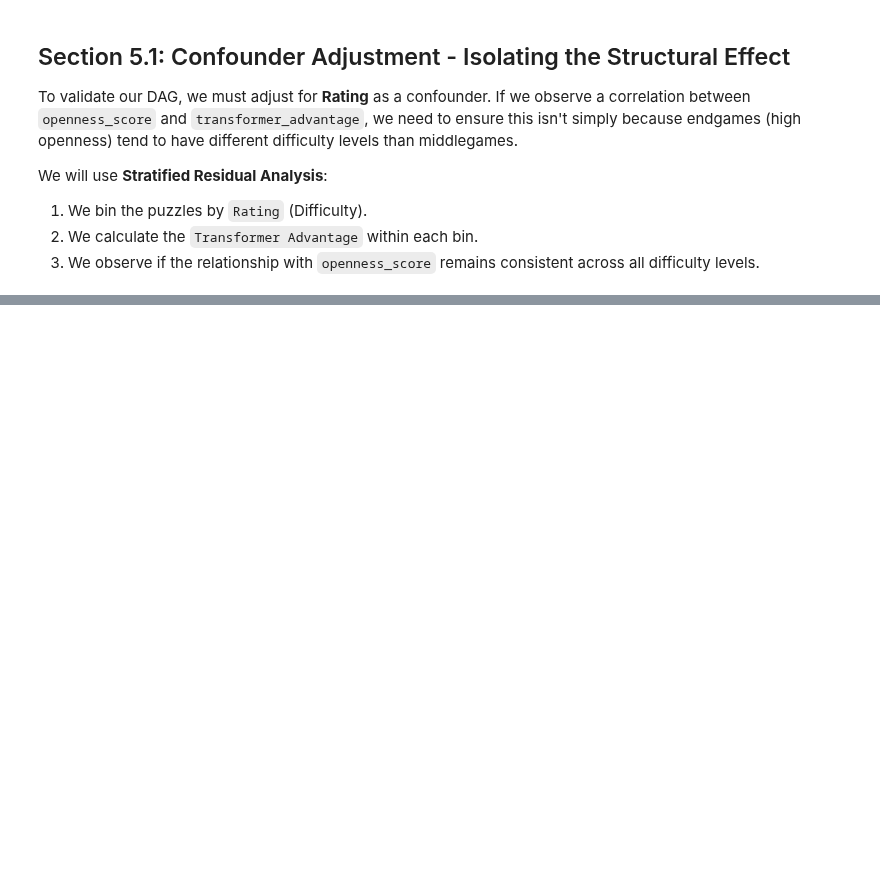
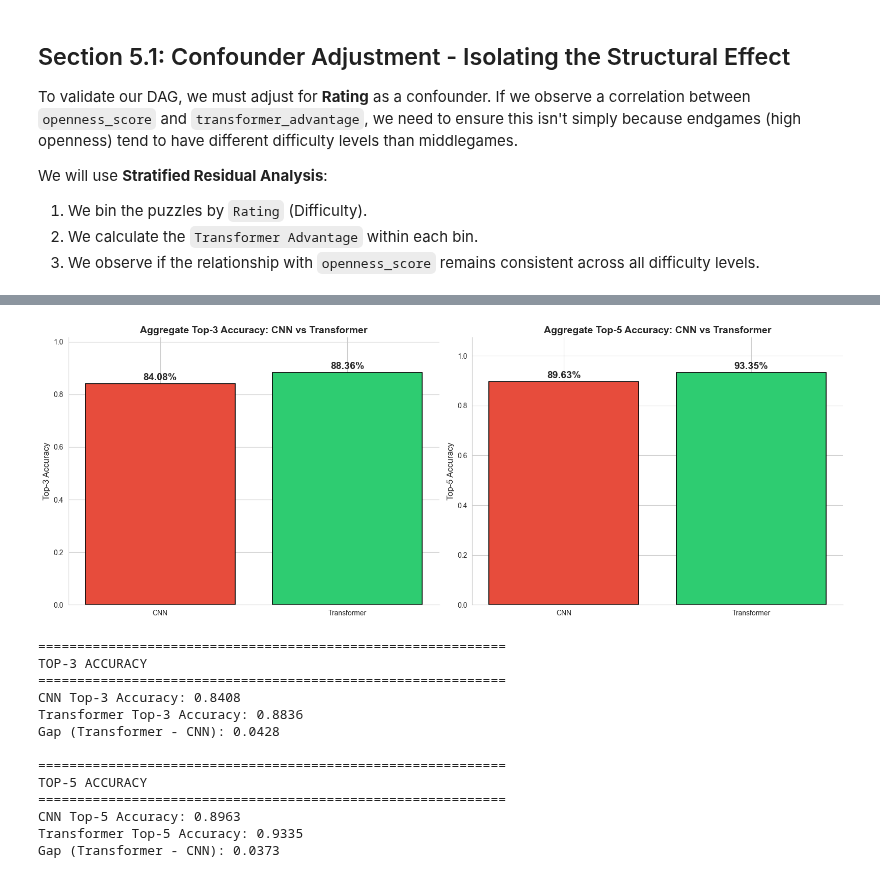
Before and after one commit to omarghara/CNN_vs_Transformer_in_Chess-Contradicting_Metrics, a Jupyter notebook: chess_policy_comparison_new.ipynb, the cells around one changed output, grey strips where cells are left out. Saved outputs shown, nothing was run; the diff lists cells and outputs as text; code cells hidden in the pictures; blank space fills up the shorter version.

```diff
--- a/chess_policy_comparison_new.ipynb
+++ b/chess_policy_comparison_new.ipynb
@@ -1716,0 +1794,80 @@ plt.show()
+# %%
+# Visualize Top-3 and Top-5 Accuracies
+
+# Compute accuracies
+cnn_top3_acc = puzzles_df['cnn_first_move_correct_top3'].mean()
+tr_top3_acc = puzzles_df['transformer_first_move_correct_top3'].mean()
+cnn_top5_acc = puzzles_df['cnn_first_move_correct_top5'].mean()
+tr_top5_acc = puzzles_df['transformer_first_move_correct_top5'].mean()
+
+# Create side-by-side bar plots
+fig, (ax1, ax2) = plt.subplots(1, 2, figsize=(16, 6))
+
+# Top-3 Accuracy Plot
+models = ['CNN', 'Transformer']
+accuracies_top3 = [cnn_top3_acc, tr_top3_acc]
+colors = ['#e74c3c', '#2ecc71']
+
+bars3 = ax1.bar(models, accuracies_top3, color=colors, edgecolor='black', linewidth=1.2)
+
+# Add value labels on bars
+for bar, acc in zip(bars3, accuracies_top3):
+    ax1.text(bar.get_x() + bar.get_width()/2, bar.get_height() + 0.005,
+            f'{acc:.2%}', ha='center', va='bottom', fontsize=14, fontweight='bold')
+
+# Formatting
+ax1.set_ylabel('Top-3 Accuracy', fontsize=12)
+ax1.set_title('Aggregate Top-3 Accuracy: CNN vs Transformer', fontsize=14, fontweight='bold')
+ax1.set_ylim(0, max(accuracies_top3) * 1.15)
+ax1.spines['top'].set_visible(False)
+ax1.spines['right'].set_visible(False)
+
+# Top-5 Accuracy Plot
+accuracies_top5 = [cnn_top5_acc, tr_top5_acc]
+
+bars5 = ax2.bar(models, accuracies_top5, color=colors, edgecolor='black', linewidth=1.2)
+
+# Add value labels on bars
+for bar, acc in zip(bars5, accuracies_top5):
+    ax2.text(bar.get_x() + bar.get_width()/2, bar.get_height() + 0.005,
+            f'{acc:.2%}', ha='center', va='bottom', fontsize=14, fontweight='bold')
+
+# Formatting
+ax2.set_ylabel('Top-5 Accuracy', fontsize=12)
+ax2.set_title('Aggregate Top-5 Accuracy: CNN vs Transformer', fontsize=14, fontweight='bold')
+ax2.set_ylim(0, max(accuracies_top5) * 1.15)
+ax2.spines['top'].set_visible(False)
+ax2.spines['right'].set_visible(False)
+
+plt.tight_layout()
+plt.show()
+
+# Display the results
+print("=" * 60)
+print("TOP-3 ACCURACY")
+print("=" * 60)
+print(f"CNN Top-3 Accuracy: {cnn_top3_acc:.4f}")
+print(f"Transformer Top-3 Accuracy: {tr_top3_acc:.4f}")
+print(f"Gap (Transformer - CNN): {tr_top3_acc - cnn_top3_acc:.4f}")
+
+print("\n" + "=" * 60)
+print("TOP-5 ACCURACY")
+print("=" * 60)
+print(f"CNN Top-5 Accuracy: {cnn_top5_acc:.4f}")
+print(f"Transformer Top-5 Accuracy: {tr_top5_acc:.4f}")
+print(f"Gap (Transformer - CNN): {tr_top5_acc - cnn_top5_acc:.4f}")
+# %% [output]
+[figure, added]
+============================================================
+TOP-3 ACCURACY
+============================================================
+CNN Top-3 Accuracy: 0.8408
+Transformer Top-3 Accuracy: 0.8836
+Gap (Transformer - CNN): 0.0428
+
+============================================================
+TOP-5 ACCURACY
+============================================================
+CNN Top-5 Accuracy: 0.8963
+Transformer Top-5 Accuracy: 0.9335
+Gap (Transformer - CNN): 0.0373
```
Also changed, not shown: parts of 45 cells of this notebook.
